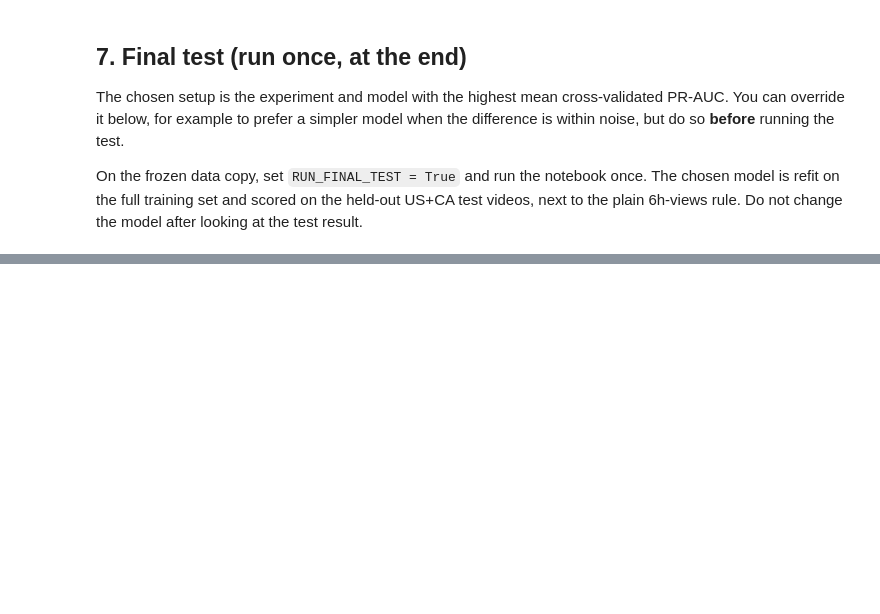
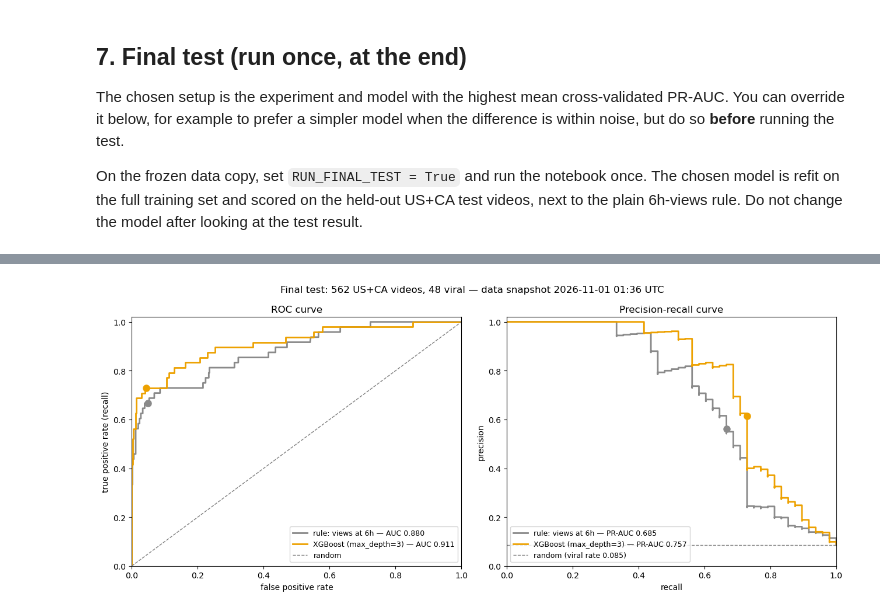
Before and after one commit to Erdos-Projects/fall-2026-viral-videos, a Jupyter notebook: Modelling.ipynb, the cells around one changed output, grey strips where cells are left out. Saved outputs shown, nothing was run; the diff lists cells and outputs as text; code cells hidden in the pictures; blank space fills up the shorter version.

Commit message:
Final touches to eda + model

```diff
--- a/Modelling.ipynb
+++ b/Modelling.ipynb
@@ -29,7 +29,7 @@ from sklearn.base import clone
 from sklearn.ensemble import RandomForestClassifier
 from sklearn.impute import SimpleImputer
 from sklearn.linear_model import LogisticRegression
-from sklearn.metrics import average_precision_score, roc_auc_score
+from sklearn.metrics import average_precision_score, precision_recall_curve, roc_auc_score, roc_curve
 from sklearn.model_selection import StratifiedGroupKFold
 from sklearn.pipeline import make_pipeline
 from sklearn.preprocessing import StandardScaler
@@ -43,7 +43,7 @@ TEST_FRACTION = 0.20      # newest 20% of videos by publish time form the test p
 EMBARGO_HOURS = 72        # a training video's 72h outcome must be known before the test period starts
 VIRAL_QUANTILE = 0.90     # viral = top 10% of US+CA training videos by 72h views
 N_SPLITS, N_REPEATS = 5, 3
-RUN_FINAL_TEST = False    # keep False until a model has been chosen with cross-validation
+RUN_FINAL_TEST = True    # keep False until a model has been chosen with cross-validation
 
 TARGET = "views_72h"
 pd.set_option("display.max_columns", 50)
@@ -654,15 +654,18 @@ def final_test():
     fitted = clone(FINAL_MODEL).fit(train[features], (train[TARGET] >= threshold).astype(int))
     y_test = (test[TARGET] >= threshold).to_numpy()
     print(f"Final test — data snapshot {data.snapshot_at:%Y-%m-%d %H:%M} UTC; {len(test):,} US+CA videos, {y_test.sum()} viral")
-    return pd.DataFrame({
-        "rule: views at 6h": score(y_test, test["views_6h"].to_numpy(), test["video_id"]),
-        f"{CHOSEN_MODEL} ({CHOSEN_EXPERIMENT})": score(
-            y_test, fitted.predict_proba(test[features])[:, 1], test["video_id"]
-        ),
+    test_scores = {
+        "rule: views at 6h": test["views_6h"].to_numpy(),
+        f"{CHOSEN_MODEL} ({CHOSEN_EXPERIMENT})": fitted.predict_proba(test[features])[:, 1],
+    }
+    results = pd.DataFrame({
+        name: score(y_test, scores, test["video_id"]) for name, scores in test_scores.items()
     }).T.round(3)
+    return results, y_test, test_scores
 
 if RUN_FINAL_TEST:
-    display(final_test())
+    final_results, y_test, test_scores = final_test()
+    display(final_results)
 else:
     print("Final test is locked. Set RUN_FINAL_TEST = True on the frozen data copy and run once.")
 # %% [output]
@@ -670,0 +681,35 @@ Final test is locked. Set RUN_FINAL_TEST = True on the frozen data copy and run
+# %%
+if RUN_FINAL_TEST:
+    curve_styles = {
+        "rule: views at 6h": ("rule: views at 6h", "#8a8a8a"),
+        f"{CHOSEN_MODEL} ({CHOSEN_EXPERIMENT})": (f"{CHOSEN_MODEL} ({param}={best_value})", MODEL_COLORS[CHOSEN_MODEL]),
+    }
+    fig, (ax_roc, ax_pr) = plt.subplots(1, 2, figsize=(13, 5.5))
+    for name, scores in test_scores.items():
+        label, color = curve_styles[name]
+        row = final_results.loc[name]
+        flagged = top_fraction_mask(scores, test["video_id"])
+        false_positive_rate = (flagged & ~y_test).sum() / (~y_test).sum()
+
+        fpr, tpr, _ = roc_curve(y_test, scores)
+        ax_roc.plot(fpr, tpr, color=color, lw=2, label=f"{label} — AUC {row['ROC-AUC']:.3f}")
+        ax_roc.plot(false_positive_rate, row["recall@10%"], "o", color=color, ms=8)
+
+        precision, recall, _ = precision_recall_curve(y_test, scores)
+        ax_pr.plot(recall, precision, color=color, lw=2, drawstyle="steps-post",
+                   label=f"{label} — PR-AUC {row['PR-AUC']:.3f}")
+        ax_pr.plot(row["recall@10%"], row["precision@10%"], "o", color=color, ms=8)
+
+    ax_roc.plot([0, 1], [0, 1], ls="--", color="gray", lw=1, label="random")
+    ax_roc.set(xlabel="false positive rate", ylabel="true positive rate (recall)", title="ROC curve",
+               xlim=(0, 1), ylim=(0, 1.02))
+    ax_roc.legend(loc="lower right", fontsize=9)
+    ax_pr.axhline(y_test.mean(), ls="--", color="gray", lw=1, label=f"random (viral rate {y_test.mean():.3f})")
+    ax_pr.set(xlabel="recall", ylabel="precision", title="Precision-recall curve", xlim=(0, 1), ylim=(0, 1.02))
+    ax_pr.legend(loc="lower left", fontsize=9)
+    fig.suptitle(f"Final test: {len(test):,} US+CA videos, {y_test.sum()} viral — "
+                 f"data snapshot {data.snapshot_at:%Y-%m-%d %H:%M} UTC")
+    plt.tight_layout()
+    plt.show()
+# %% [output]
+[figure, added]
```
Also changed, not shown: parts of 10 cells of this notebook, 1 other file.
